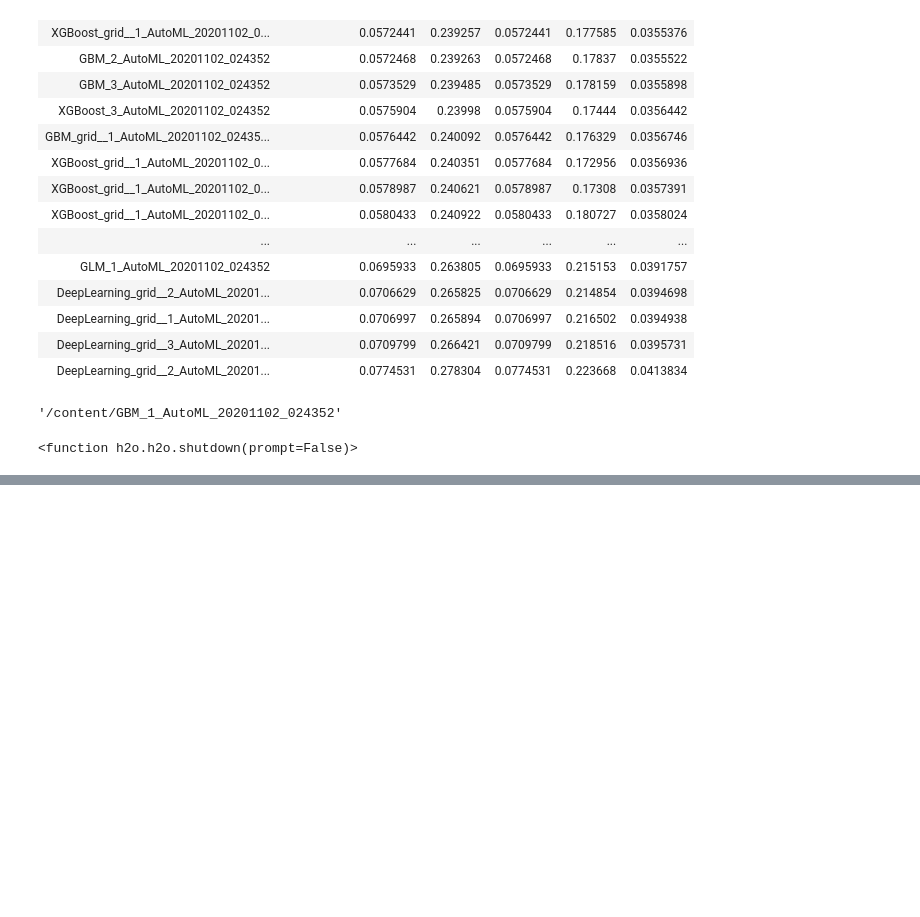
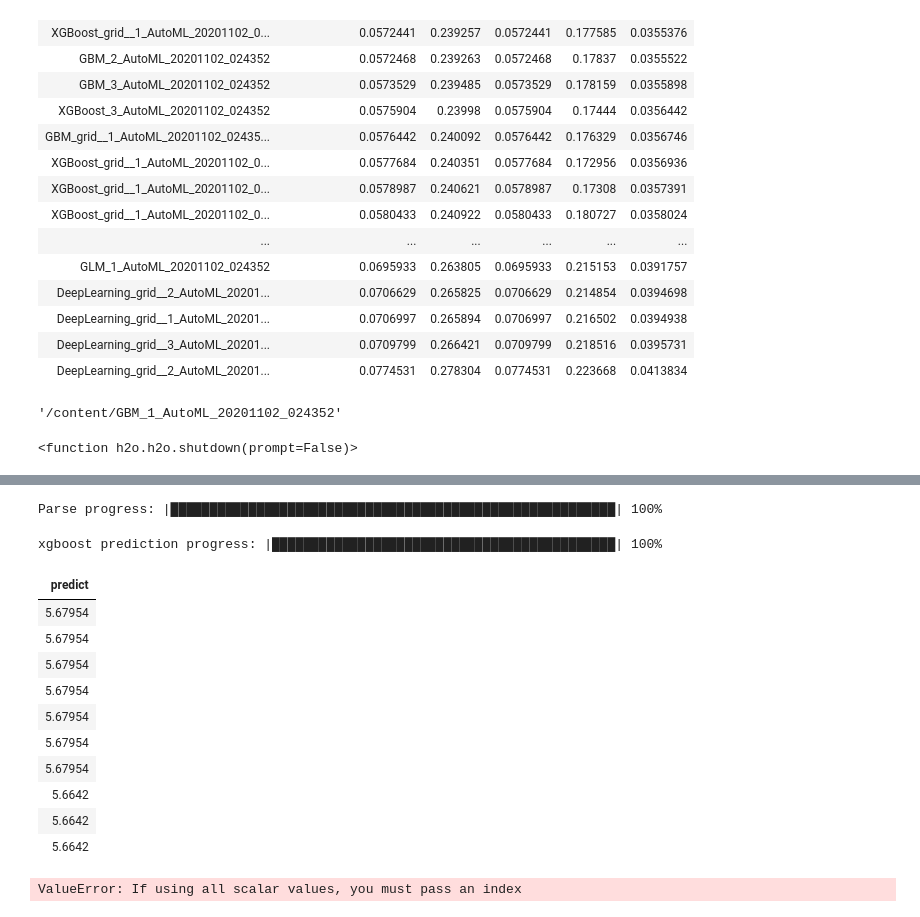
Before and after one commit to HwangToeMat/Flour_SmartFarm-Platform, a Jupyter notebook: 2.모델개발/COLAB_H2OAutoML.ipynb, the cells around one changed output, grey strips where cells are left out. Cells and saved outputs as stored; diff of their text form; code cells hidden in the pictures; blank space fills up the shorter version.

Commit message:
model

```diff
--- a/2.모델개발/COLAB_H2OAutoML.ipynb
+++ b/2.모델개발/COLAB_H2OAutoML.ipynb
@@ -189,0 +188,36 @@ model.
+# %%
+df = pd.read_csv("qy_grw.csv", index_col=0)
+hf = h2o.H2OFrame(df.loc[])
+# %% [output]
+Parse progress: |█████████████████████████████████████████████████████████| 100%
+# %%
+pred = model.predict(hf)
+# %% [output]
+xgboost prediction progress: |████████████████████████████████████████████| 100%
+# %%
+pred
+# %% [output]
+| predict |
+| 5.67954 |
+| 5.67954 |
+| 5.67954 |
+| 5.67954 |
+| 5.67954 |
+| 5.67954 |
+| 5.67954 |
+| 5.6642 |
+| 5.6642 |
+| 5.6642 |
+# %%
+from flask import request, redirect, render_template, session, Blueprint, jsonify
+import pandas as pd
+import json
+
+data = {'haa' : 213, 'ee' : 'QQQQ'}
+
+data = json.dumps(data)
+
+df = pd.read_json(data)
+df
+# %% [output]
+ValueError: If using all scalar values, you must pass an index
```
Also changed, not shown: parts of 3 cells of this notebook, 3 other files.
